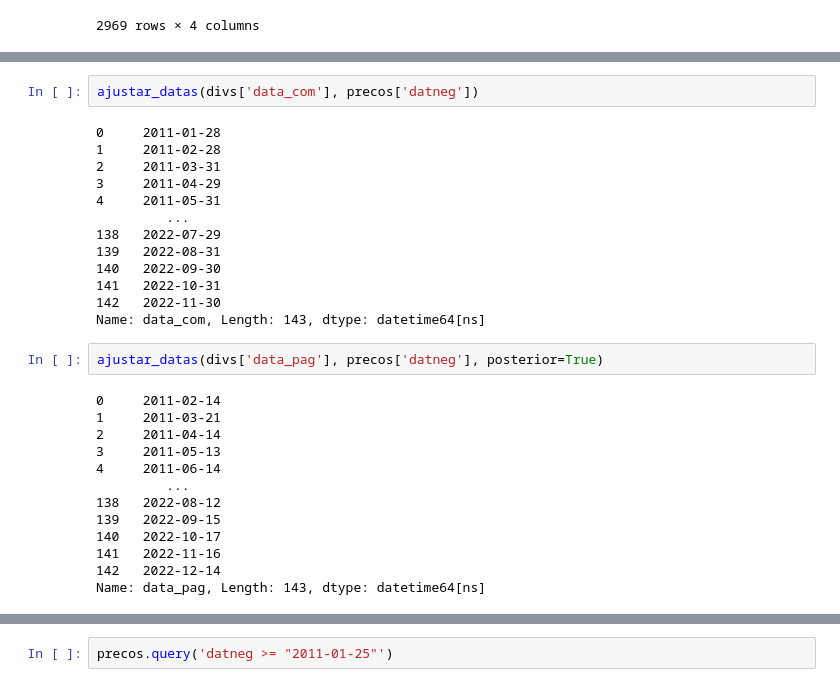
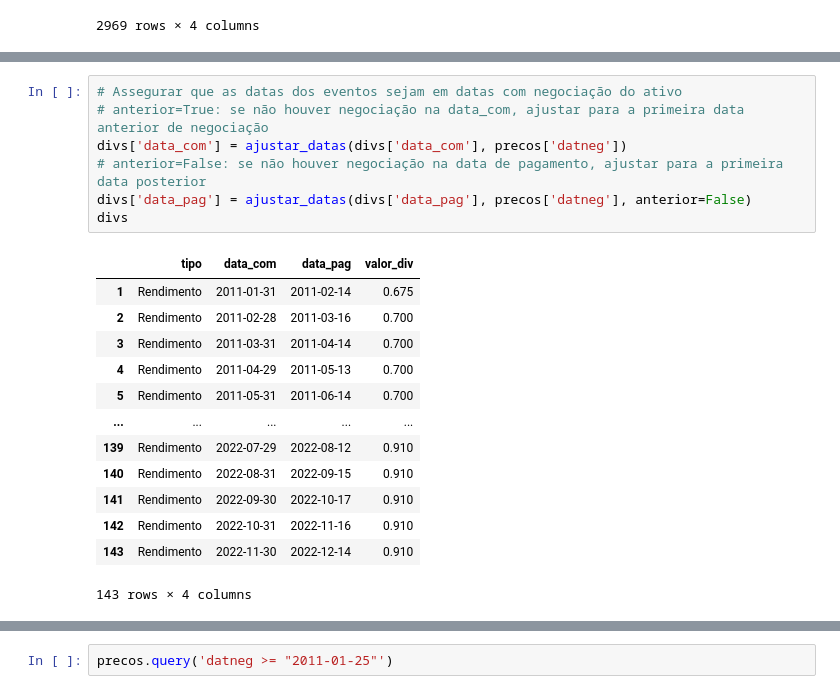
Before and after one commit to crdcj/medium, a Jupyter notebook: KRNI/krni.ipynb, the cells around one changed output, grey strips where cells are left out. Cells and saved outputs as stored; diff of their text form.

```diff
--- a/KRNI/krni.ipynb
+++ b/KRNI/krni.ipynb
@@ -52,32 +52,23 @@ divs
 143 rows × 4 columns
-# %%
-ajustar_datas(divs['data_com'], precos['datneg'])
-# %% [output]
-0     2011-01-28
-1     2011-02-28
-2     2011-03-31
-3     2011-04-29
-4     2011-05-31
-         ...
-138   2022-07-29
-139   2022-08-31
-140   2022-09-30
-141   2022-10-31
-142   2022-11-30
-Name: data_com, Length: 143, dtype: datetime64[ns]
-# %%
-ajustar_datas(divs['data_pag'], precos['datneg'], posterior=True)
-# %% [output]
-0     2011-02-14
-1     2011-03-21
-2     2011-04-14
-3     2011-05-13
-4     2011-06-14
-         ...
-138   2022-08-12
-139   2022-09-15
-140   2022-10-17
-141   2022-11-16
-142   2022-12-14
-Name: data_pag, Length: 143, dtype: datetime64[ns]
+# %%
+# Assegurar que as datas dos eventos sejam em datas com negociação do ativo
+# anterior=True: se não houver negociação na data_com, ajustar para a primeira data anterior de negociação
+divs['data_com'] = ajustar_datas(divs['data_com'], precos['datneg'])
+# anterior=False: se não houver negociação na data de pagamento, ajustar para a primeira data posterior
+divs['data_pag'] = ajustar_datas(divs['data_pag'], precos['datneg'], anterior=False)
+divs
+# %% [output]
+|  | tipo | data_com | data_pag | valor_div |
+| 1 | Rendimento | 2011-01-31 | 2011-02-14 | 0.675 |
+| 2 | Rendimento | 2011-02-28 | 2011-03-16 | 0.700 |
+| 3 | Rendimento | 2011-03-31 | 2011-04-14 | 0.700 |
+| 4 | Rendimento | 2011-04-29 | 2011-05-13 | 0.700 |
+| 5 | Rendimento | 2011-05-31 | 2011-06-14 | 0.700 |
+| ... | ... | ... | ... | ... |
+| 139 | Rendimento | 2022-07-29 | 2022-08-12 | 0.910 |
+| 140 | Rendimento | 2022-08-31 | 2022-09-15 | 0.910 |
+| 141 | Rendimento | 2022-09-30 | 2022-10-17 | 0.910 |
+| 142 | Rendimento | 2022-10-31 | 2022-11-16 | 0.910 |
+| 143 | Rendimento | 2022-11-30 | 2022-12-14 | 0.910 |
+143 rows × 4 columns
 # %%
```
Also changed, not shown: parts of 3 cells of this notebook, 3 other files.
